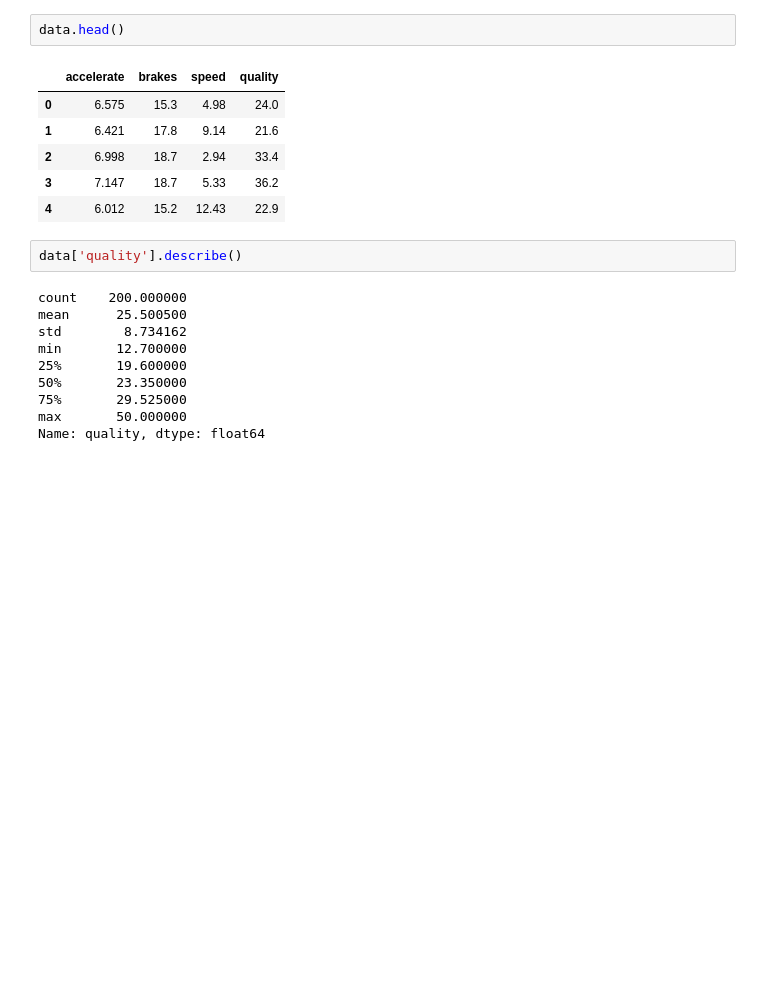
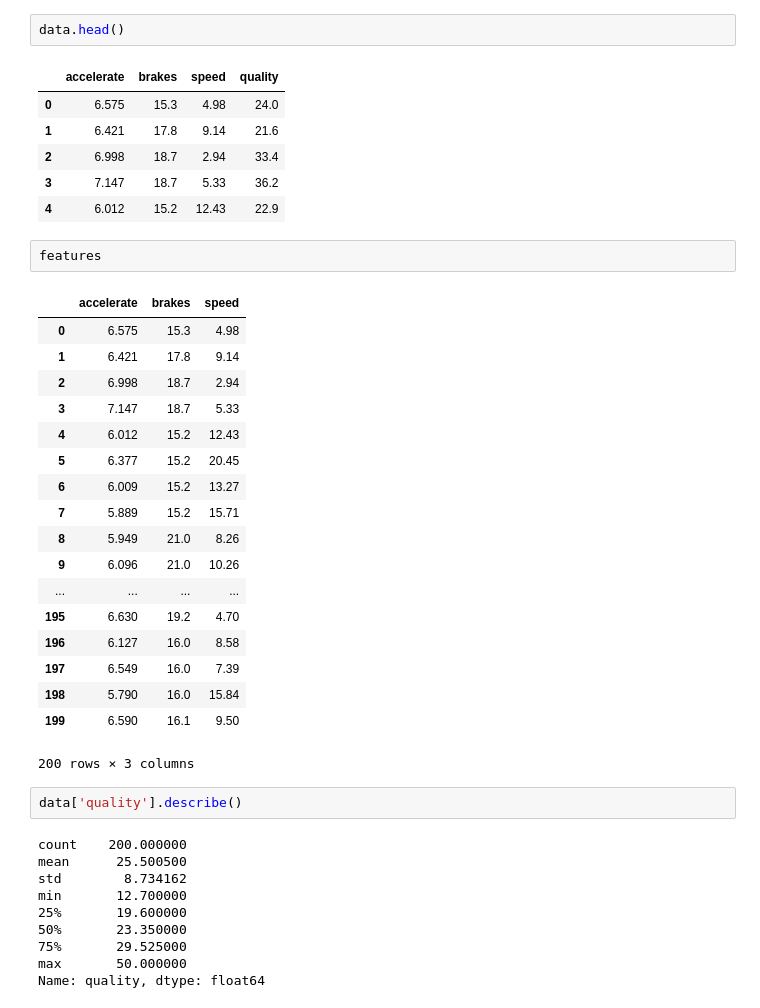
Before and after one commit to ashwinichoure/driver, a Jupyter notebook: UpdatedDriver.ipynb, the cells around one changed output. Drawn from its saved outputs; the diff is of its cells as text; blank space fills up the shorter version.

```diff
--- a/UpdatedDriver.ipynb
+++ b/UpdatedDriver.ipynb
@@ -185,6 +185,27 @@ data.head()
 | 2 | 6.998 | 18.7 | 2.94 | 33.4 |
 | 3 | 7.147 | 18.7 | 5.33 | 36.2 |
 | 4 | 6.012 | 15.2 | 12.43 | 22.9 |
+# %%
+features
+# %% [output]
+|  | accelerate | brakes | speed |
+| 0 | 6.575 | 15.3 | 4.98 |
+| 1 | 6.421 | 17.8 | 9.14 |
+| 2 | 6.998 | 18.7 | 2.94 |
+| 3 | 7.147 | 18.7 | 5.33 |
+| 4 | 6.012 | 15.2 | 12.43 |
+| 5 | 6.377 | 15.2 | 20.45 |
+| 6 | 6.009 | 15.2 | 13.27 |
+| 7 | 5.889 | 15.2 | 15.71 |
+| 8 | 5.949 | 21.0 | 8.26 |
+| 9 | 6.096 | 21.0 | 10.26 |
+| ... | ... | ... | ... |
+| 195 | 6.630 | 19.2 | 4.70 |
+| 196 | 6.127 | 16.0 | 8.58 |
+| 197 | 6.549 | 16.0 | 7.39 |
+| 198 | 5.790 | 16.0 | 15.84 |
+| 199 | 6.590 | 16.1 | 9.50 |
+200 rows × 3 columns
 # %%
 data['quality'].describe()
 # %% [output]
```
Also changed, not shown: parts of 7 cells of this notebook.
